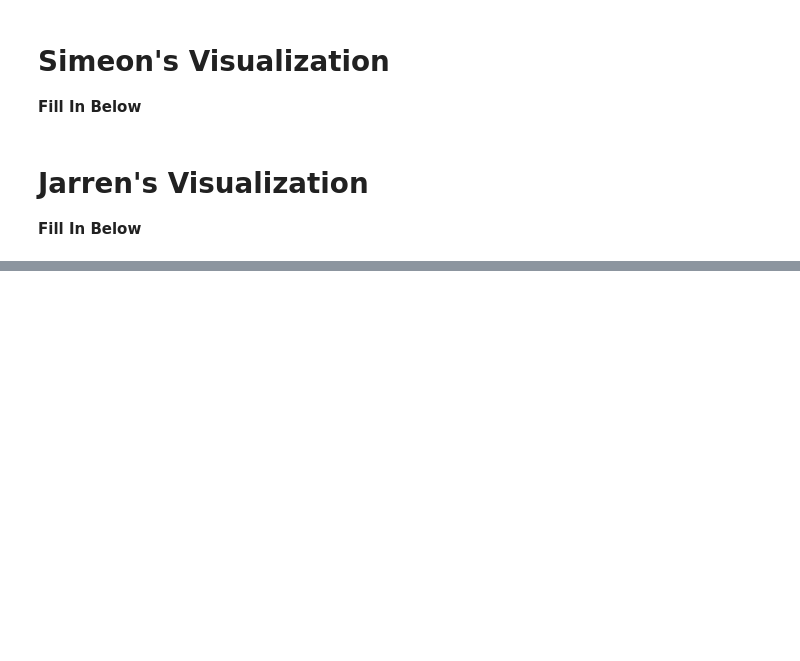
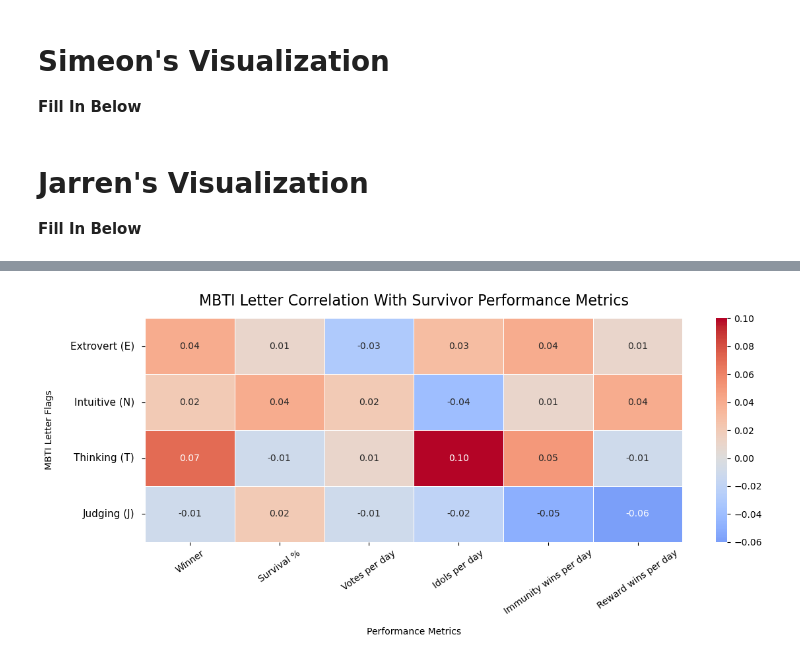
Before and after one commit to AlohaJarren/cs-510-data-with-python-project, a Jupyter notebook: survivoR.ipynb, the cells around one changed output, grey strips where cells are left out. Cells and saved outputs as stored; diff of their text form; code cells hidden in the pictures; blank space fills up the shorter version.

Commit message:
Add MBTI correlation heatmap

```diff
--- a/survivoR.ipynb
+++ b/survivoR.ipynb
@@ -778,0 +1491,47 @@ analysis_df.head()
+# %%
+mbti_correlation_plot = mbti_correlation_focus.rename(
+    index={
+        "is_extrovert": "Extrovert (E)",
+        "is_intuitive": "Intuitive (N)",
+        "is_thinking": "Thinking (T)",
+        "is_judging": "Judging (J)"
+    },
+    columns={
+        "winner_flag": "Winner",
+        "survival_pct": "Survival %",
+        "votes_per_day": "Votes per day",
+        "idols_per_day": "Idols per day",
+        "immunity_wins_per_day": "Immunity wins per day",
+        "reward_wins_per_day": "Reward wins per day"
+    }
+)
+
+# Draw Heat Map
+fig, ax = plt.subplots(figsize=(12, 5.5))
+
+sns.heatmap(
+    data=mbti_correlation_plot,
+    annot=True,
+    cmap="coolwarm",
+    fmt=".2f",
+    center=0,
+    linewidths=0.5,
+    ax=ax
+)
+
+ax.set_title(
+    "MBTI Letter Correlation With Survivor Performance Metrics",
+    fontsize=16,
+    pad=14
+)
+
+ax.set_xlabel("Performance Metrics", labelpad=12)
+ax.set_ylabel("MBTI Letter Flags", labelpad=18)
+
+ax.tick_params(axis="x", labelrotation=35, labelsize=10)
+ax.tick_params(axis="y", labelrotation=0, labelsize=11, pad=8)
+
+plt.tight_layout()
+plt.show()
+# %% [output]
+[figure, added]
```
Also changed, not shown: parts of 43 cells of this notebook, 1 other file.
